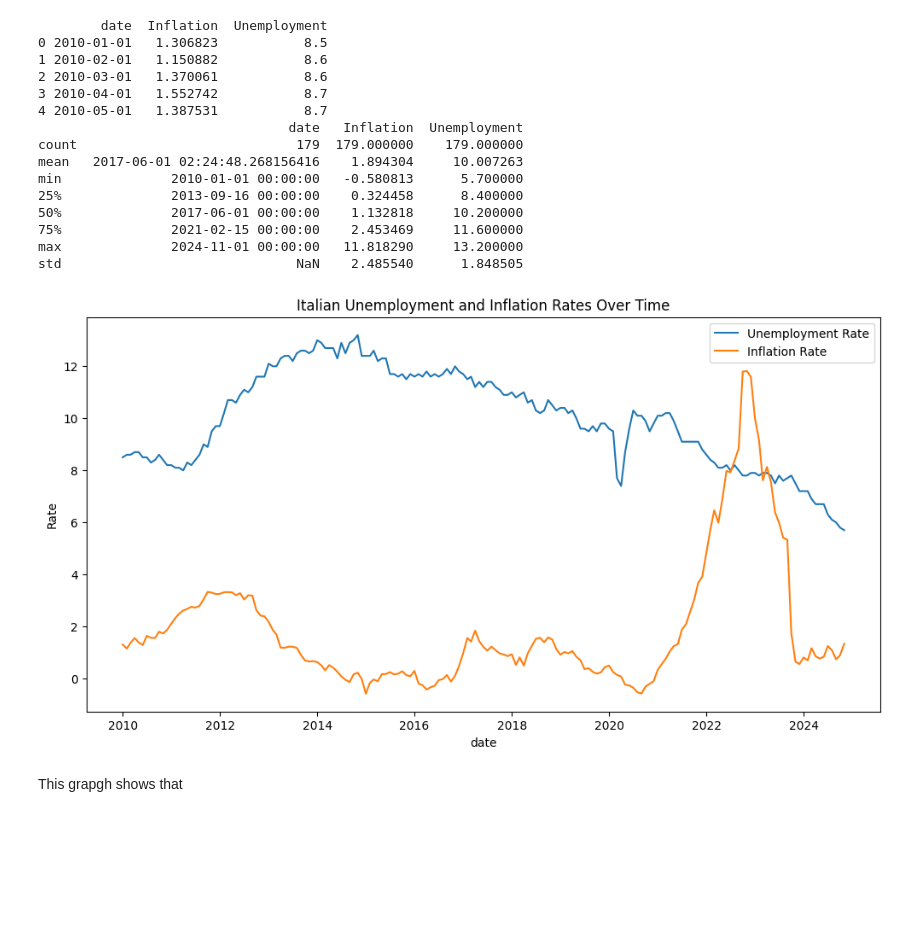
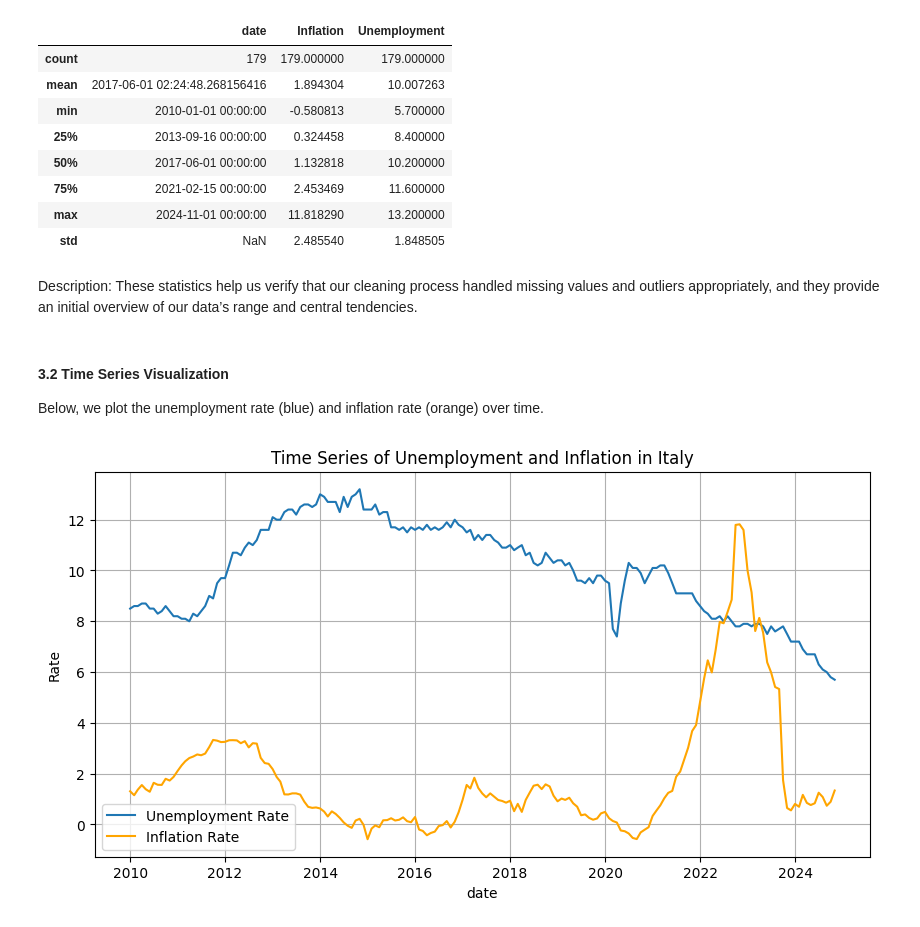
Before and after one commit to aityounes-anis/italian-economic-indicators-analysis, a Jupyter notebook: notebooks/analysis.ipynb, the cells around one changed output. Cells and saved outputs as stored; diff of their text form; code cells hidden in the pictures; blank space fills up the shorter version.

```diff
--- a/notebooks/analysis.ipynb
+++ b/notebooks/analysis.ipynb
@@ -5,3 +40,7 @@ import seaborn as sns
 # %%
-# Load the merged dataset
-df = pd.read_csv("../data/processed/italy_economic_indicators.csv", parse_dates=['date'])
+import pandas as pd
+
+# Load the processed dataset
+df = pd.read_csv("../data/processed/italy_unemployment_inflation.csv", parse_dates=['date'])
+print("Merged and Cleaned Data:")
+print(df.head())
@@ -8,35 +64,34 @@ df = pd.read_csv("../data/processed/italy_economic_indicators.csv", parse_dates=
 # %%
-# Display the first few rows and summary statistics
-print(df.head())
-print(df.describe())
+# Display summary statistics
+df.describe()
 # %% [output]
-        date  Inflation  Unemployment
-0 2010-01-01   1.306823           8.5
-1 2010-02-01   1.150882           8.6
-2 2010-03-01   1.370061           8.6
-3 2010-04-01   1.552742           8.7
-4 2010-05-01   1.387531           8.7
-                                date   Inflation  Unemployment
-count                            179  179.000000    179.000000
-mean   2017-06-01 02:24:48.268156416    1.894304     10.007263
-min              2010-01-01 00:00:00   -0.580813      5.700000
-25%              2013-09-16 00:00:00    0.324458      8.400000
-50%              2017-06-01 00:00:00    1.132818     10.200000
-75%              2021-02-15 00:00:00    2.453469     11.600000
-max              2024-11-01 00:00:00   11.818290     13.200000
-std                              NaN    2.485540      1.848505
+|  | date | Inflation | Unemployment |
+| count | 179 | 179.000000 | 179.000000 |
+| mean | 2017-06-01 02:24:48.268156416 | 1.894304 | 10.007263 |
+| min | 2010-01-01 00:00:00 | -0.580813 | 5.700000 |
+| 25% | 2013-09-16 00:00:00 | 0.324458 | 8.400000 |
+| 50% | 2017-06-01 00:00:00 | 1.132818 | 10.200000 |
+| 75% | 2021-02-15 00:00:00 | 2.453469 | 11.600000 |
+| max | 2024-11-01 00:00:00 | 11.818290 | 13.200000 |
+| std | NaN | 2.485540 | 1.848505 |
+# %% [markdown]
+Description:
+These statistics help us verify that our cleaning process handled missing values and outliers appropriately, and they provide an initial overview of our data’s range and central tendencies.
+# %% [markdown]
+#### 3.2 Time Series Visualization
+Below, we plot the unemployment rate (blue) and inflation rate (orange) over time.
 # %%
-# Plot unemployment and inflation over time
-plt.figure(figsize=(12, 6))
+import matplotlib.pyplot as plt
+import seaborn as sns
+
+plt.figure(figsize=(10, 5))
 sns.lineplot(x='date', y='Unemployment', data=df, label='Unemployment Rate')
-sns.lineplot(x='date', y='Inflation', data=df, label='Inflation Rate')
-plt.title("Italian Unemployment and Inflation Rates Over Time")
+sns.lineplot(x='date', y='Inflation', data=df, label='Inflation Rate', color='orange')
+plt.title("Time Series of Unemployment and Inflation in Italy")
 plt.xlabel("date")
 plt.ylabel("Rate")
 plt.legend()
-plt.savefig("../figures/time_series.png")
+plt.grid(True)
 plt.show()
 # %% [output]
-[figure, old version]
+[figure, new version]
-# %% [markdown]
-This grapgh shows that
```
Also changed, not shown: parts of 11 cells of this notebook.
